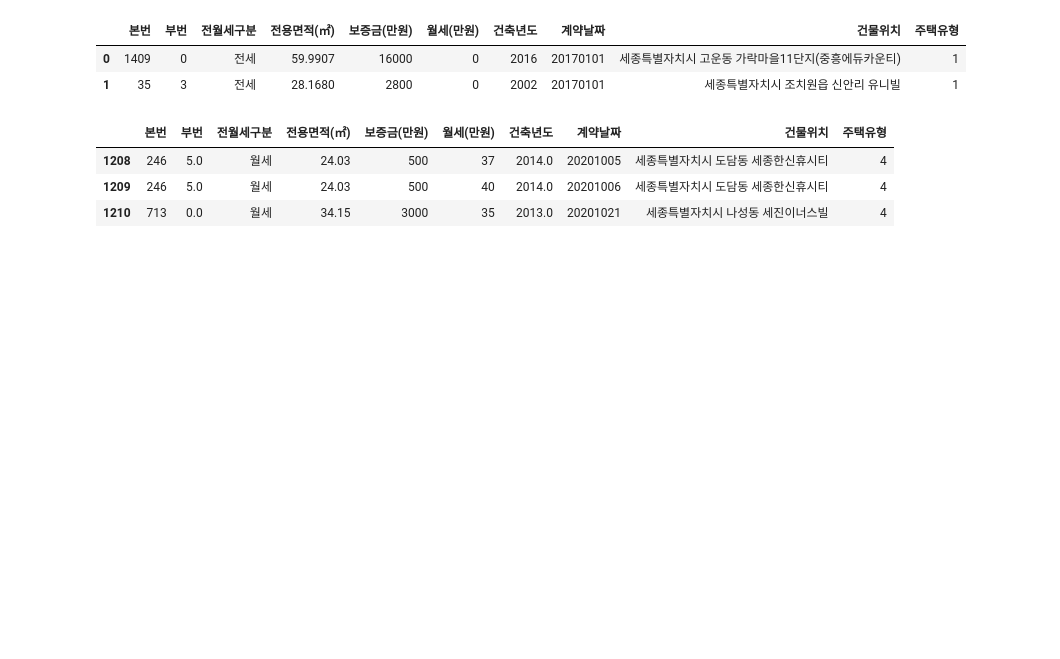
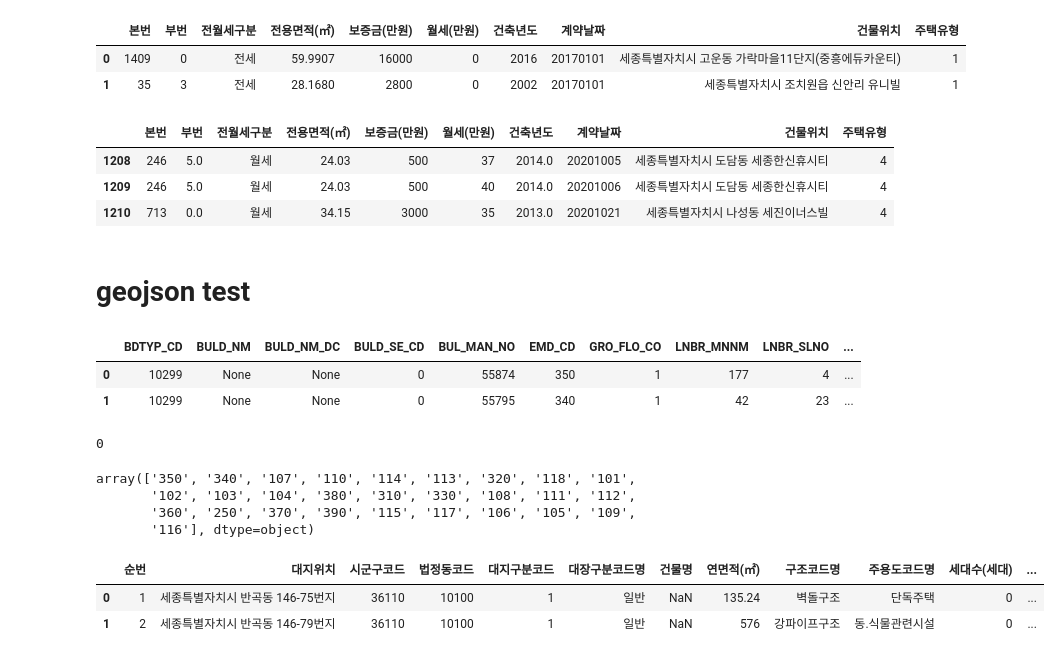
Before and after one commit to oni-ss/competition, a Jupyter notebook: sejong/sejong_sion.ipynb, the cells around one changed output. Cells and saved outputs as stored; diff of their text form; code cells hidden in the pictures; blank space fills up the shorter version.

Commit message:
geojson test

```diff
--- a/sejong/sejong_sion.ipynb
+++ b/sejong/sejong_sion.ipynb
@@ -465,4 +465,36 @@ for i, data in enumerate([아파트_전월세, 연립다세대_전월세, 단독
 | 1208 | 246 | 5.0 | 월세 | 24.03 | 500 | 37 | 2014.0 | 20201005 | 세종특별자치시 도담동 세종한신휴시티 | 4 |
 | 1209 | 246 | 5.0 | 월세 | 24.03 | 500 | 40 | 2014.0 | 20201006 | 세종특별자치시 도담동 세종한신휴시티 | 4 |
 | 1210 | 713 | 0.0 | 월세 | 34.15 | 3000 | 35 | 2013.0 | 20201021 | 세종특별자치시 나성동 세진이너스빌 | 4 |
+# %% [markdown]
+# geojson test
+# %%
+도로명주소_건물 = gpd.read_file('/content/drive/Shareddrives/세종시_프로젝트/data/23.세종시_도로명주소_건물.geojson')
+#법정경계_읍면동 = gpd.read_file('/content/drive/Shareddrives/세종시_프로젝트/data/31.세종시_법정경계(읍면동).geojson')
+도로명주소_건물.head(2)
+# %% [output]
+|  | BDTYP_CD | BULD_NM | BULD_NM_DC | BULD_SE_CD | BUL_MAN_NO | EMD_CD | GRO_FLO_CO | LNBR_MNNM | LNBR_SLNO | ... |
+| 0 | 10299 | None | None | 0 | 55874 | 350 | 1 | 177 | 4 | ... |
+| 1 | 10299 | None | None | 0 | 55795 | 340 | 1 | 42 | 23 | ... |
+# %%
+도로명주소_건물['EMD_CD'].isnull().sum()
+# %% [output]
+0
+# %%
+도로명주소_건물['EMD_CD'].unique()
+# %% [output]
+array(['350', '340', '107', '110', '114', '113', '320', '118', '101',
+       '102', '103', '104', '380', '310', '330', '108', '111', '112',
+       '360', '250', '370', '390', '115', '117', '106', '105', '109',
+       '116'], dtype=object)
+# %%
+geo_data = '/content/drive/Shareddrives/세종시_프로젝트/data/23.세종시_도로명주소_건물.geojson'
+df = 표제부
+df = df.astype({'법정동코드':str})
+df['법정동'] = df['법정동코드'].str.slice(0,3)
+# %%
+df.head(2)
+# %% [output]
+|  | 순번 | 대지위치 | 시군구코드 | 법정동코드 | 대지구분코드 | 대장구분코드명 | 건물명 | 연면적(㎡) | 구조코드명 | 주용도코드명 | 세대수(세대) | ... |
+| 0 | 1 | 세종특별자치시 반곡동 146-75번지 | 36110 | 10100 | 1 | 일반 | NaN | 135.24 | 벽돌구조 | 단독주택 | 0 | ... |
+| 1 | 2 | 세종특별자치시 반곡동 146-79번지 | 36110 | 10100 | 1 | 일반 | NaN | 576 | 강파이프구조 | 동.식물관련시설 | 0 | ... |
 # %%
```
Also changed, not shown: parts of 5 cells of this notebook.
